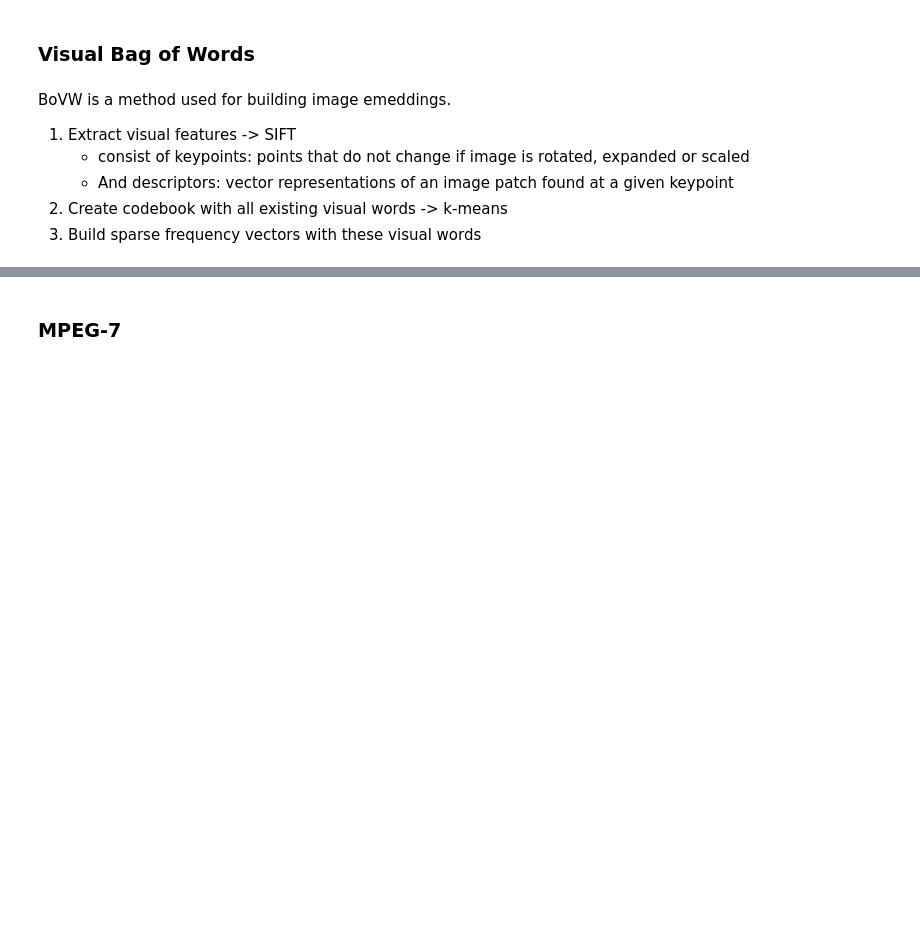
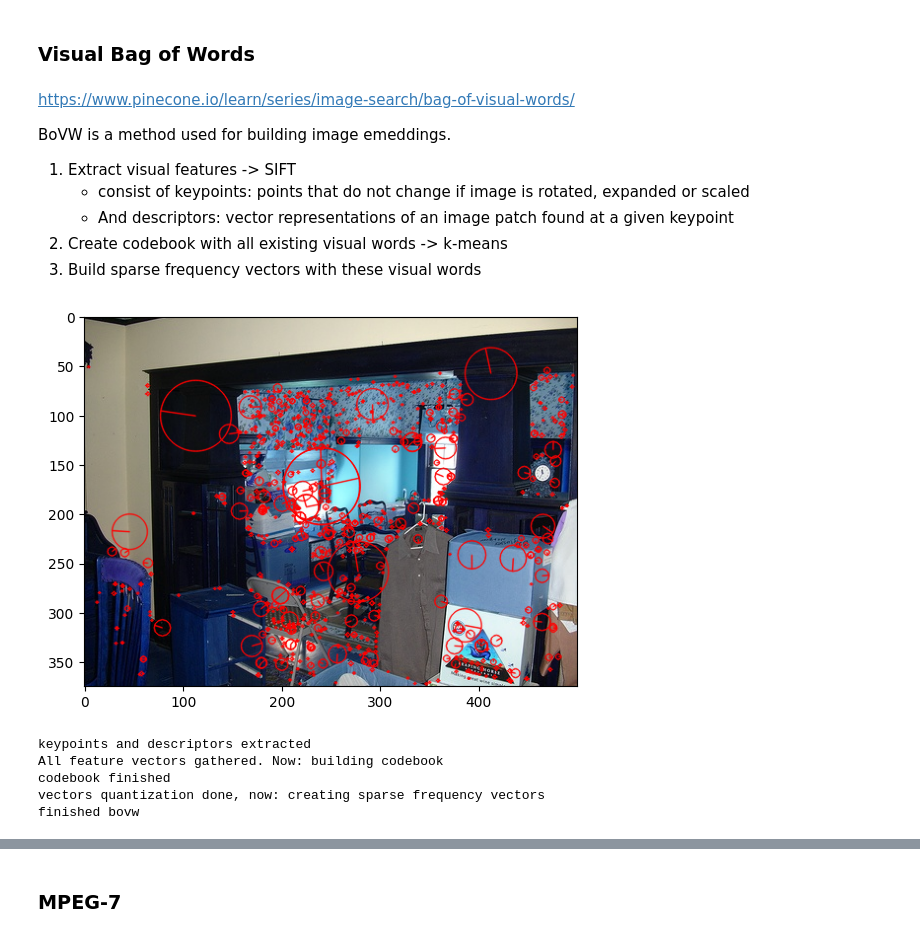
Before and after one commit to Revanchist317/ATiML-Project, a Jupyter notebook: PASCAL_constrained_clustering.ipynb, the cells around one changed output, grey strips where cells are left out. Drawn from its saved outputs; the diff is of its cells as text; code cells hidden in the pictures; blank space fills up the shorter version.

Commit message:
visualizations for bovw

```diff
--- a/PASCAL_constrained_clustering.ipynb
+++ b/PASCAL_constrained_clustering.ipynb
@@ -466,6 +467,8 @@ def HOG_extractor(data: list, block_norm: str = 'L2') -> np.ndarray:
 # %% [markdown]
 ### Visual Bag of Words
 # %% [markdown]
+https://www.pinecone.io/learn/series/image-search/bag-of-visual-words/
+
 BoVW is a method used for building image emeddings.
 
 1. Extract visual features -> SIFT
@@ -473,3 +476,28 @@ BoVW is a method used for building image emeddings.
     - And descriptors: vector representations of an image patch found at a given keypoint
 2. Create codebook with all existing visual words -> k-means
 3. Build sparse frequency vectors with these visual words
+# %%
+# just to visualize what keypoints / descriptors are about on an example image
+
+# Load a sample image
+img = cv.imread("./Data_train/JPEGImages/000005.jpg")
+
+# extract keypoints & descriptors from image via sift
+extractor = cv.SIFT_create()
+img_keypoints, img_descriptors = extractor.detectAndCompute(img, None)
+
+output_image = []
+output_image.append(cv.drawKeypoints(img, img_keypoints, 0, (255, 0, 0),
+                                 flags=cv.DRAW_MATCHES_FLAGS_DRAW_RICH_KEYPOINTS))
+plt.imshow(output_image[0], cmap='gray')
+plt.show()
+# %% [output]
+[figure, added]
+# %%
+codebook, tfidf = bovw(x_train[:50], 50, 250)
+# %% [output]
+keypoints and descriptors extracted
+All feature vectors gathered. Now: building codebook
+codebook finished
+vectors quantization done, now: creating sparse frequency vectors
+finished bovw
```
Also changed, not shown: parts of 9 cells of this notebook.
